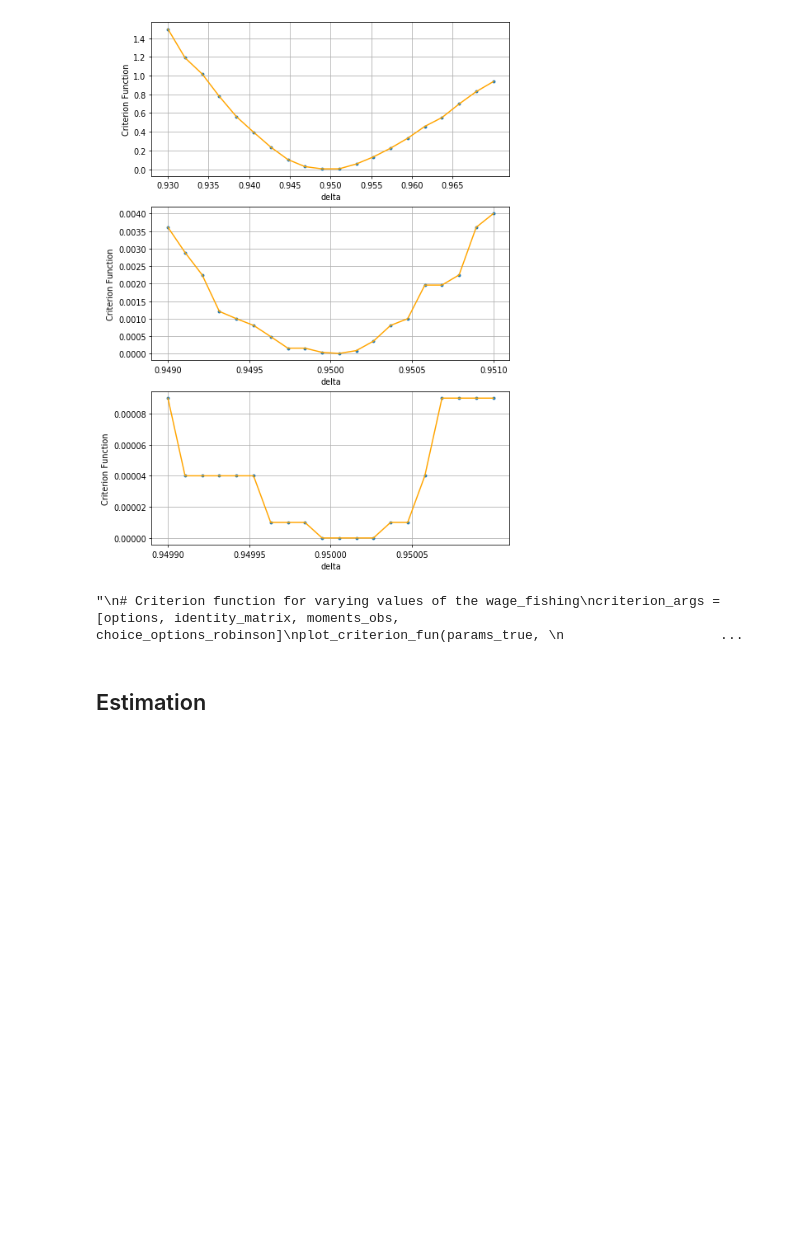
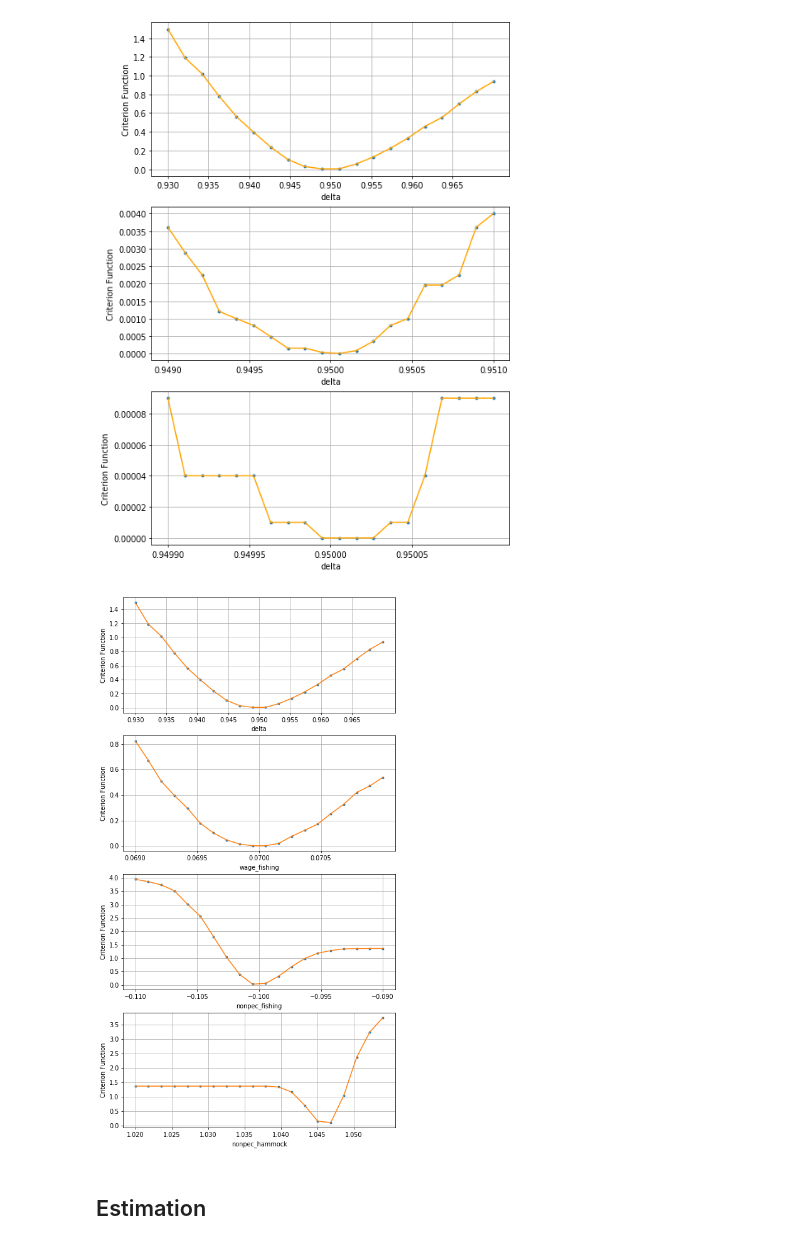
Before and after one commit to OpenSourceEconomics/ekw-lectures, a Jupyter notebook: lectures/99_simulated_method_of_moments/notebook.ipynb, the cells around one changed output. Drawn from its saved outputs; the diff is of its cells as text; code cells hidden in the pictures; blank space fills up the shorter version.

```diff
--- a/lectures/99_simulated_method_of_moments/notebook.ipynb
+++ b/lectures/99_simulated_method_of_moments/notebook.ipynb
@@ -122,18 +123,16 @@ plot_criterion_fun(params_true,
 # %% [output]
 [figure]
 # %%
-"""
-# Criterion function for varying values of the wage_fishing
 criterion_args = [options, identity_matrix, moments_obs, choice_options_robinson]
-plot_criterion_fun(params_true,
-                   'wage_fishing',
-                   [0.068, 0.06999, 0.0699999], # lower bound
-                   [0.074, 0.07001, 0.0700001], # upper bound
-                   [0.0005, 0.000005, 0.00000005], # xticks steps
-                   30, # number of parameter values calculated (blue dots)
-                   criterion_args) """
+plot_criterion_params(params_true,
+                       ['delta', 'wage_fishing', 'nonpec_fishing', 'nonpec_hammock'],
+                       [0.93, 0.069, -0.11, 1.02], # lower bound
+                       [0.97, 0.071, -0.09, 1.054], # upper bound
+                       [0.005 ,0.0005, 0.005, 0.005], # xticks steps
+                       20, # number of parameter values calculated (blue dots)
+                       criterion_args)
 # %% [output]
-"\n# Criterion function for varying values of the wage_fishing\ncriterion_args = [options, identity_matrix, moments_obs, choice_options_robinson]\nplot_criterion_fun(params_true, \n                    ...
+[figure, added]
 # %% [markdown]
 ##  Estimation
 # %% [markdown]
```
Also changed, not shown: parts of 16 cells of this notebook, 1 other file.
